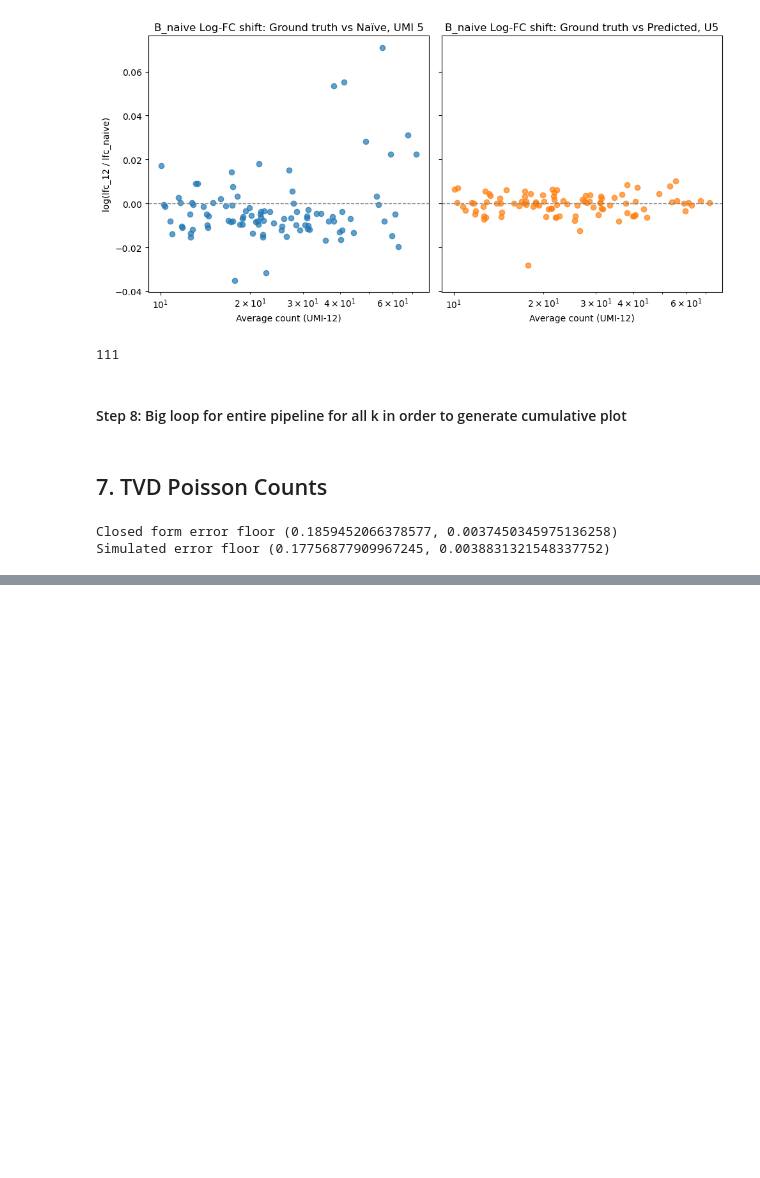
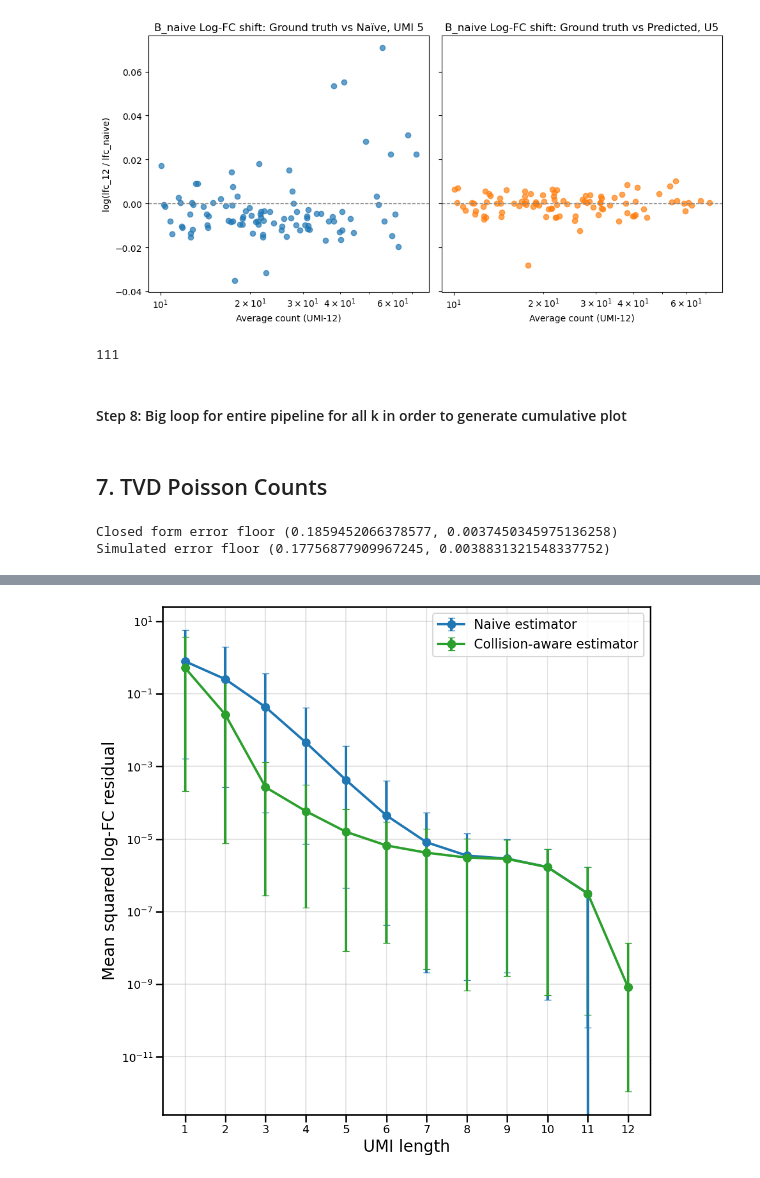
Before and after one commit to agdylan/minimal_UMIs, a Jupyter notebook: main_scripts/downstream_tasks.ipynb, the cells around one changed output, grey strips where cells are left out. Saved outputs shown, nothing was run; the diff lists cells and outputs as text; code cells hidden in the pictures; blank space fills up the shorter version.

```diff
--- a/main_scripts/downstream_tasks.ipynb
+++ b/main_scripts/downstream_tasks.ipynb
@@ -1205,8 +1205,12 @@ from scipy.stats import spearmanr
 #### Step 1: Load the adata matrices, load labels from celltypist
 # %%
 # Load data31
-dataset = "1k_PBMCs"  # Change to "10k_PBMCs" for the 10k dataset
+dataset = "10k_PBMCs"  # Change to "10k_PBMCs" for the 10k dataset
 j = 5
+if dataset == "1k_PBMCs":
+    threshold = 100
+elif dataset == "10k_PBMCs":
+    threshold = 500
 adata_12 = sc.read_h5ad(f"/data/dagyeman/cellranger/bam_file_analysis/{dataset}/ub_objects/adata_matrices/adata_12.h5ad")  # Ground truth
 adata_naive  = sc.read_h5ad(f"/data/dagyeman/cellranger/bam_file_analysis/{dataset}/ub_objects/adata_matrices/adata_{j}.h5ad")   # Naive UMI-5
 adata_pred = sc.read_h5ad(f"/data/dagyeman/cellranger/bam_file_analysis/{dataset}/ub_objects/col_aware_nunif_matrices/adata_{j}.h5ad")  # Predicted UMI-5
@@ -1227,8 +1231,9 @@ filtered_cell_counts = cell_counts[cell_counts >= 100]
 
 # Display the result
 print(filtered_cell_counts)
+print(len(filtered_cell_counts))
 
-gene = 'B_naive' ### change gene name
+gene = 'CD14_mono' ### change gene name
 # Convert annotations: CD14_mono → CD14_mono, all others → Other cells
 binary_labels = reference_labels.apply(lambda x: gene if x == gene else 'Other cells')
 print(binary_labels)
@@ -1802,0 +2420,36 @@ Simulated error floor (0.17756877909967245, 0.0038831321548337752)
+# %%
+yerr_naive = np.vstack([
+    np.array(mse_naive) - np.array(ci_lo_naive),
+    np.array(ci_hi_naive) - np.array(mse_naive),
+])
+yerr_pred = np.vstack([
+    np.array(mse_pred) - np.array(ci_lo_pred),
+    np.array(ci_hi_pred) - np.array(mse_pred),
+])
+
+plt.figure(figsize=(10, 10))
+plt.errorbar(
+    ks, mse_naive, yerr=yerr_naive, fmt="-o",
+    color="#1f77b4", markerfacecolor="#1f77b4", markeredgecolor="#1f77b4",
+    capsize=4, markersize=10, linewidth=3, label="Naive estimator"
+)
+plt.errorbar(
+    ks, mse_pred, yerr=yerr_pred, fmt="-o",
+    color="#2ca02c", markerfacecolor="#2ca02c", markeredgecolor="#2ca02c",
+    capsize=4, markersize=10, linewidth=3, label="Collision-aware estimator"
+)
+
+plt.xticks(range(UMI_MIN, UMI_MAX + 1), fontsize=14)
+plt.yticks(fontsize=14)
+plt.xlabel("UMI length", fontsize=20)
+plt.yscale("log")
+plt.ylim(0)
+plt.ylabel("Mean squared log-FC residual", fontsize=20)
+# plt.title(f"{dataset}: Pooled DE residuals across {len(GENES)} labels", fontsize=16)
+plt.grid(True, linestyle="-", alpha=0.35)
+plt.legend(fontsize=16)
+plt.tight_layout()
+plt.savefig(OUT_PDF)
+plt.show()
+# %% [output]
+[figure, added]
```
Also changed, not shown: parts of 15 cells of this notebook, 2 other files.
